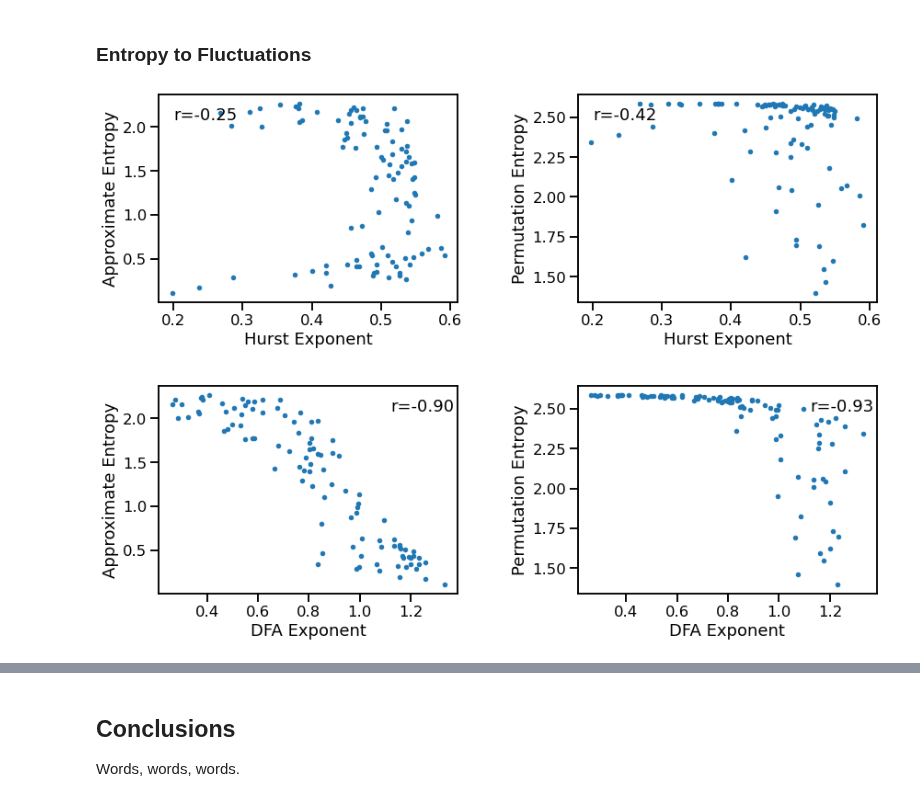
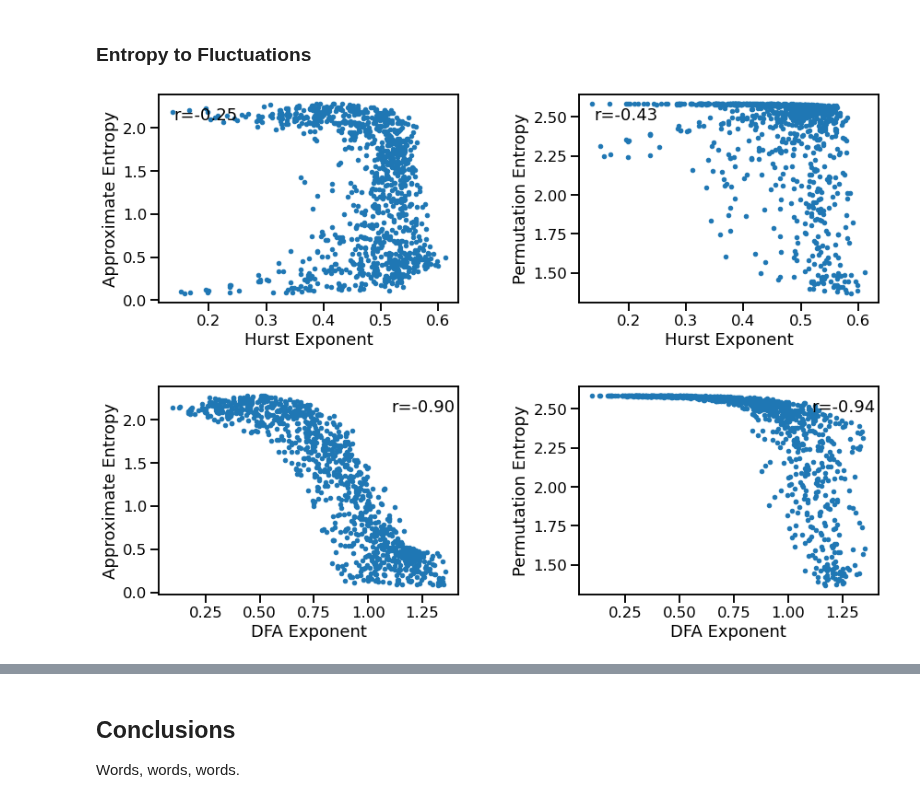
Before and after one commit to AperiodicMethods/AperiodicMethods, a Jupyter notebook: notebooks/23-CompareOther.ipynb, the cells around one changed output, grey strips where cells are left out. Saved outputs shown, nothing was run; the diff lists cells and outputs as text; code cells hidden in the pictures.

```diff
--- a/notebooks/23-CompareOther.ipynb
+++ b/notebooks/23-CompareOther.ipynb
@@ -45,17 +44,17 @@ samplers = {'update_comb_exp' : sampler(np.arange(-2.5, 0, 0.1)),
             'update_freq' : sampler(np.arange(5, 35, 1))}
 # %%
 # Define measures to apply
-measures = {hurst_wrapper : HURST_PARAMS,
-            dfa_wrapper : DFA_PARAMS,
-            hjorth_complexity_wrapper : {},
-            lempelziv_wrapper : {},
+measures = {hurst : HURST_PARAMS,
+            dfa : DFA_PARAMS,
+            hjorth_complexity : {},
+            lempelziv : {},
             higuchi_fd : {},
             app_entropy : AP_ENT_PARAMS,
             perm_entropy : PE_ENT_PARAMS}
 # %% [markdown]
 ## Run Simulations
 # %%
-N_SIMS = 100
+N_SIMS = 1000
 # %%
 # Run simulations, comparing specparam exponent to entropy
 outputs = run_comparisons(sim_combined, SIM_PARAMS_COMB, measures, samplers, n_sims=N_SIMS)
@@ -153,16 +152,16 @@ Correlations:
 # %%
 # Plot comparisons
 _, axes = plt.subplots(2, 2, figsize=[14, 10])
-plot_dots(hst, aen, ax=axes[0, 0], tposition='tl',
-         xlabel='Hurst Exponent', ylabel='Approximate Entropy')
-plot_dots(hst, pen, ax=axes[0, 1], tposition='tl',
-         xlabel='Hurst Exponent', ylabel='Permutation Entropy')
-plot_dots(dfa, aen, ax=axes[1, 0], tposition='tr',
-         xlabel='DFA Exponent', ylabel='Approximate Entropy')
-plot_dots(dfa, pen, ax=axes[1, 1], tposition='tr',
-         xlabel='DFA Exponent', ylabel='Permutation Entropy')
+plot_dots(outputs['hurst'], outputs['app_entropy'], tposition='tl',
+          xlabel='Hurst Exponent', ylabel='Approximate Entropy', ax=axes[0, 0])
+plot_dots(outputs['hurst'], outputs['perm_entropy'], tposition='tl',
+          xlabel='Hurst Exponent', ylabel='Permutation Entropy', ax=axes[0, 1])
+plot_dots(outputs['dfa'], outputs['app_entropy'], tposition='tr',
+          xlabel='DFA Exponent', ylabel='Approximate Entropy', ax=axes[1, 0])
+plot_dots(outputs['dfa'], outputs['perm_entropy'], tposition='tr',
+          xlabel='DFA Exponent', ylabel='Permutation Entropy', ax=axes[1, 1])
 plt.subplots_adjust(wspace=0.4, hspace=0.4)
 # %% [output]
-[figure, old version]
+[figure, new version]
 # %%
 # Compute bootstrapped correlations
```
Also changed, not shown: parts of 10 cells of this notebook, 2 other files.
